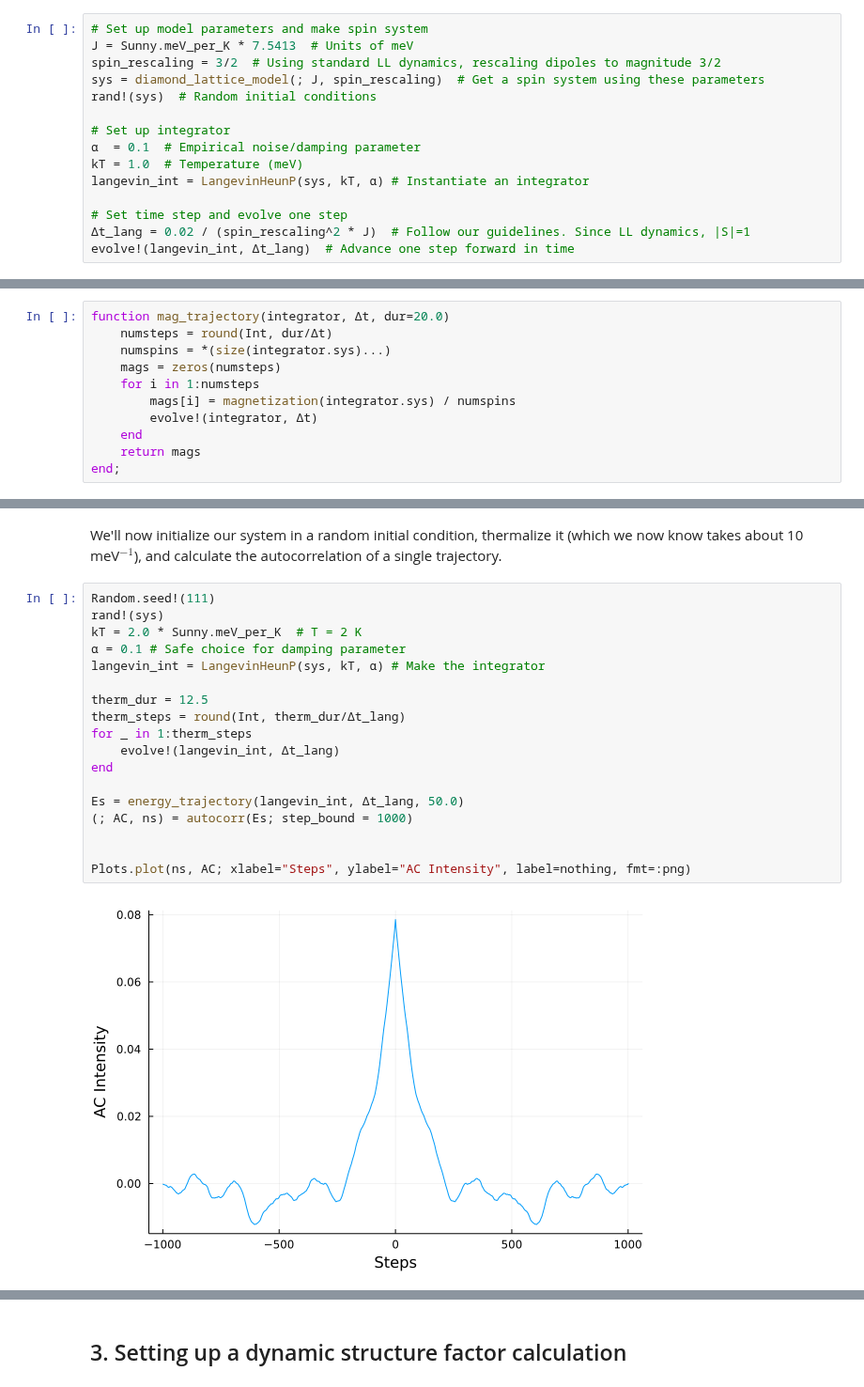
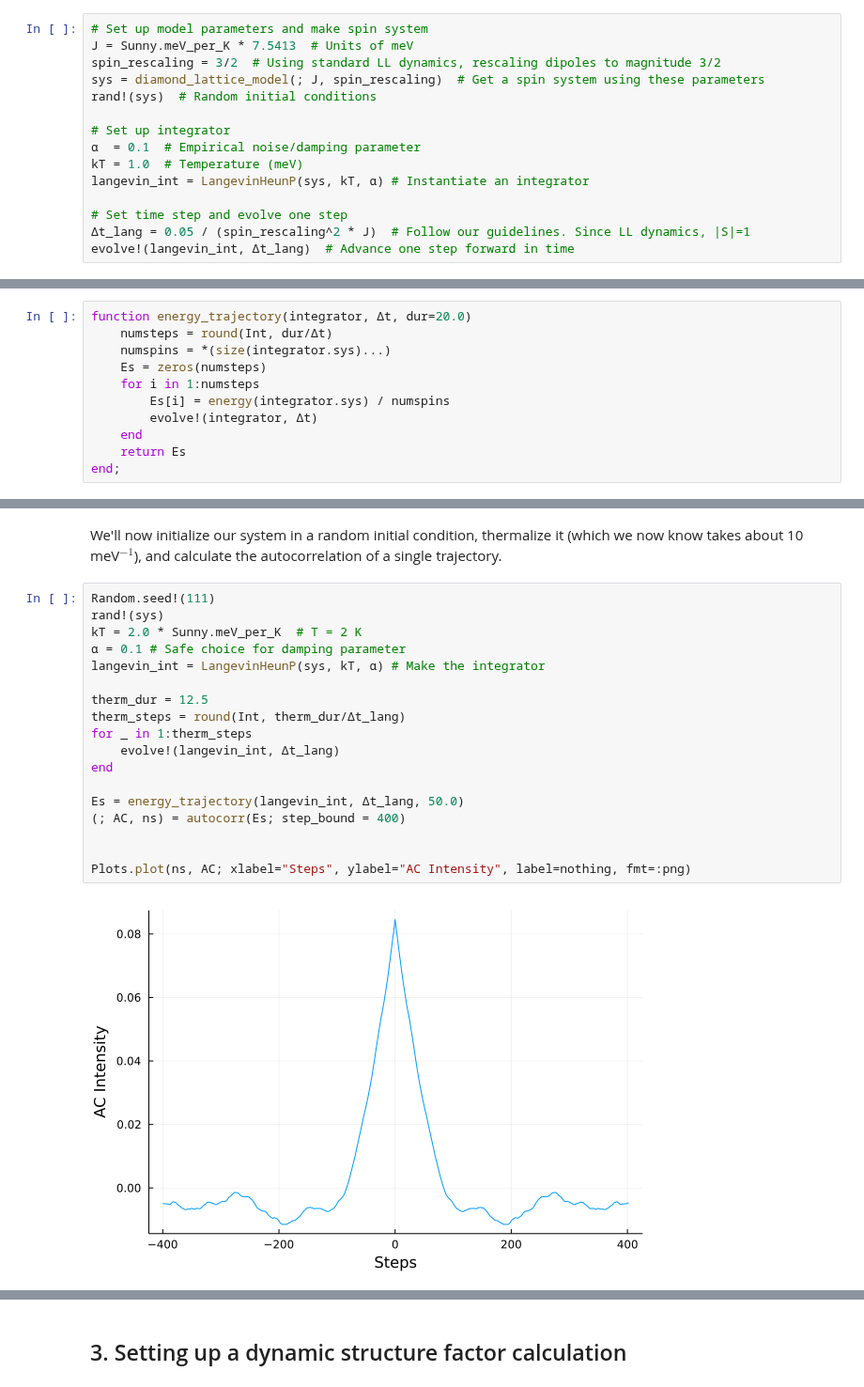
Before and after one commit to SunnySuite/SunnyTutorials, a Jupyter notebook: tutorials/DeterminingParameters/DeterminingParameters.ipynb, the cells around one changed output, grey strips where cells are left out. Shown at 94% size. Drawn from its saved outputs; the diff is of its cells as text.

```diff
--- a/tutorials/DeterminingParameters/DeterminingParameters.ipynb
+++ b/tutorials/DeterminingParameters/DeterminingParameters.ipynb
@@ -85,7 +85,7 @@ kT = 1.0  # Temperature (meV)
 langevin_int = LangevinHeunP(sys, kT, α) # Instantiate an integrator
 
 # Set time step and evolve one step
-Δt_lang = 0.02 / (spin_rescaling^2 * J)  # Follow our guidelines. Since LL dynamics, |S|=1
+Δt_lang = 0.05 / (spin_rescaling^2 * J)  # Follow our guidelines. Since LL dynamics, |S|=1
 evolve!(langevin_int, Δt_lang)  # Advance one step forward in time
 # %% [markdown]
 ### Implicit Midpoint Integration
@@ -192,15 +185,15 @@ magnetization (generic function with 1 method)
 # %% [markdown]
 Next we will write a function to evolve the system while recording the magnetization.
 # %%
-function mag_trajectory(integrator, Δt, dur=20.0)
+function energy_trajectory(integrator, Δt, dur=20.0)
     numsteps = round(Int, dur/Δt)
     numspins = *(size(integrator.sys)...)
-    mags = zeros(numsteps)
+    Es = zeros(numsteps)
     for i in 1:numsteps
-        mags[i] = magnetization(integrator.sys) / numspins
+        Es[i] = energy(integrator.sys) / numspins
         evolve!(integrator, Δt)
     end
-    return mags
+    return Es
 end;
 # %% [markdown]
 Let's now generate a dynamical trajectory, starting at a random initial condition, and examine how the magnetization behaves over time.
@@ -278,21 +269,21 @@ We'll now initialize our system in a random initial condition, thermalize it (wh
 # %%
 Random.seed!(111)
 rand!(sys)
 kT = 2.0 * Sunny.meV_per_K  # T = 2 K
 α = 0.1 # Safe choice for damping parameter
 langevin_int = LangevinHeunP(sys, kT, α) # Make the integrator
 
 therm_dur = 12.5
 therm_steps = round(Int, therm_dur/Δt_lang)
 for _ in 1:therm_steps
     evolve!(langevin_int, Δt_lang)
 end
 
 Es = energy_trajectory(langevin_int, Δt_lang, 50.0)
-(; AC, ns) = autocorr(Es; step_bound = 1000)
+(; AC, ns) = autocorr(Es; step_bound = 400)
 
 
 Plots.plot(ns, AC; xlabel="Steps", ylabel="AC Intensity", label=nothing, fmt=:png)
 # %% [output]
-[figure, old version]
+[figure, new version]
 # %% [markdown]
```
Also changed, not shown: parts of 20 cells of this notebook.
